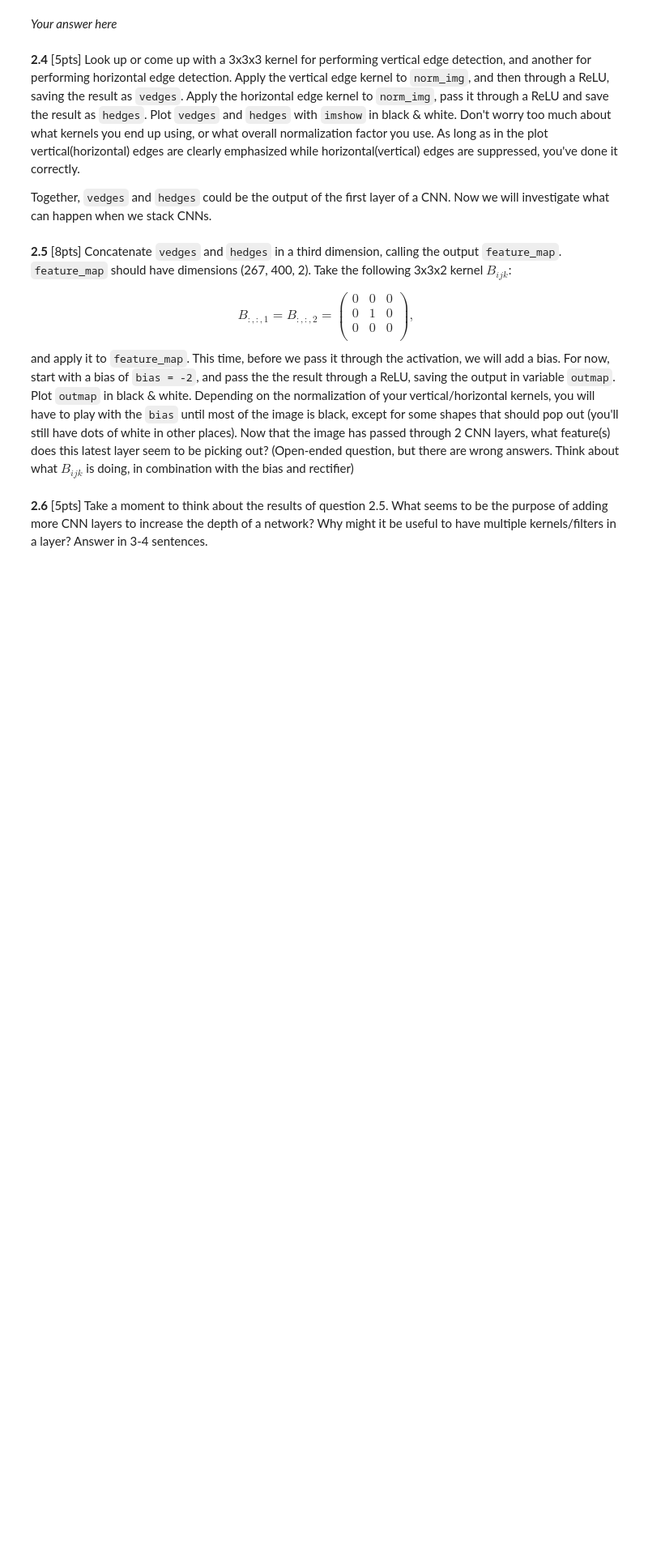
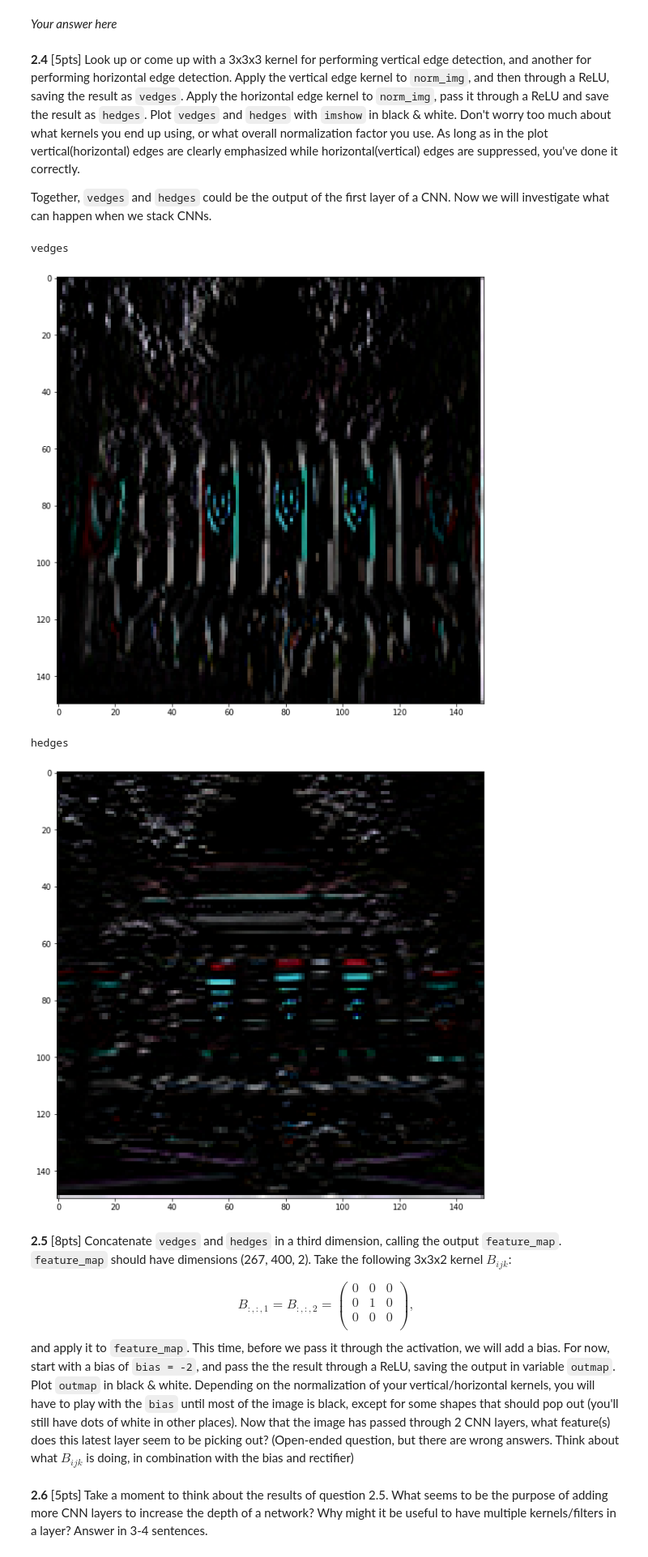
Before and after one commit to ericenglin/Data-Science-Assignments, a Jupyter notebook: CNNs/cs109b_hw4.ipynb, the cells around one changed output. Shown at 81% size. Drawn from its saved outputs; the diff is of its cells as text; code cells hidden in the pictures; blank space fills up the shorter version.

```diff
--- a/CNNs/cs109b_hw4.ipynb
+++ b/CNNs/cs109b_hw4.ipynb
@@ -336,3 +496,63 @@ Together, `vedges` and `hedges` could be the output of the first layer of a CNN.
+# %%
+# your code here
+
+# your code here
+# edge detection matrices taken from this site: http://datahacker.rs/edge-detection/
+
+
+vedge_kernel = [[1,0,-1],
+                 [1,0,-1],
+                 [1,0,-1]]
+
+hedge_kernel = [[1,1,1],
+                 [0,0,0],
+                 [-1,-1,-1]]
+
+
+library_image_data_copy = library_image_data
+library_image_data_copy[0] -=0.5
+
+
+for x in range(3):
+    res_norm_v = scipy.signal.convolve2d(library_image_data_copy[0][:,:,x], vedge_kernel,
+                                  mode='same', boundary='fill', fillvalue=0)
+    res_norm_v /= 3
+    res_norm_v = np.clip(res_norm_v,0, a_max=None)
+
+    res_norm_h = scipy.signal.convolve2d(library_image_data_copy[0][:,:,x], hedge_kernel,
+                                  mode='same', boundary='fill', fillvalue=0)
+    res_norm_h /= 3
+    res_norm_h = np.clip(res_norm_h,0, a_max=None)
+    if x==0:
+        res_0_norm_v = res_norm_v
+        res_0_norm_h = res_norm_h
+    if x==1:
+        res_1_norm_v = res_norm_v
+        res_1_norm_h = res_norm_h
+    if x==2:
+        res_2_norm_v = res_norm_v
+        res_2_norm_h = res_norm_h
+
+vedges = np.dstack([res_0_norm_v,res_1_norm_v,res_2_norm_v])
+hedges = np.dstack([res_0_norm_h,res_1_norm_h,res_2_norm_h])
+
+plt.rcParams["figure.figsize"] = (10,10)
+
+
+#vedges
+print("vedges")
+plt.imshow(vedges, cmap='gray')
+plt.show()
+
+#hedges
+print("hedges")
+plt.imshow(hedges, cmap='gray')
+plt.show()
+# %% [output]
+vedges
+[figure, added]
+hedges
+[figure, added]
 # %% [markdown]
 **2.5** [8pts] Concatenate `vedges` and `hedges` in a third dimension, calling the output `feature_map`. `feature_map` should have dimensions (267, 400, 2). Take the following 3x3x2 kernel $B_{ijk}$:
 
```
Also changed, not shown: parts of 9 cells of this notebook.
